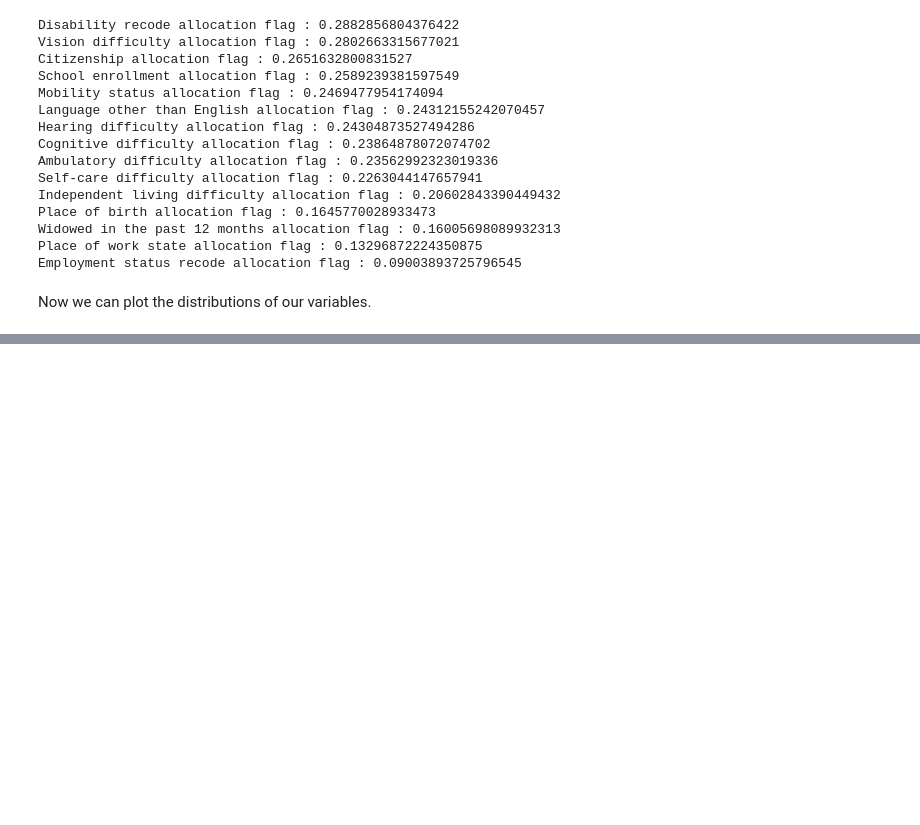
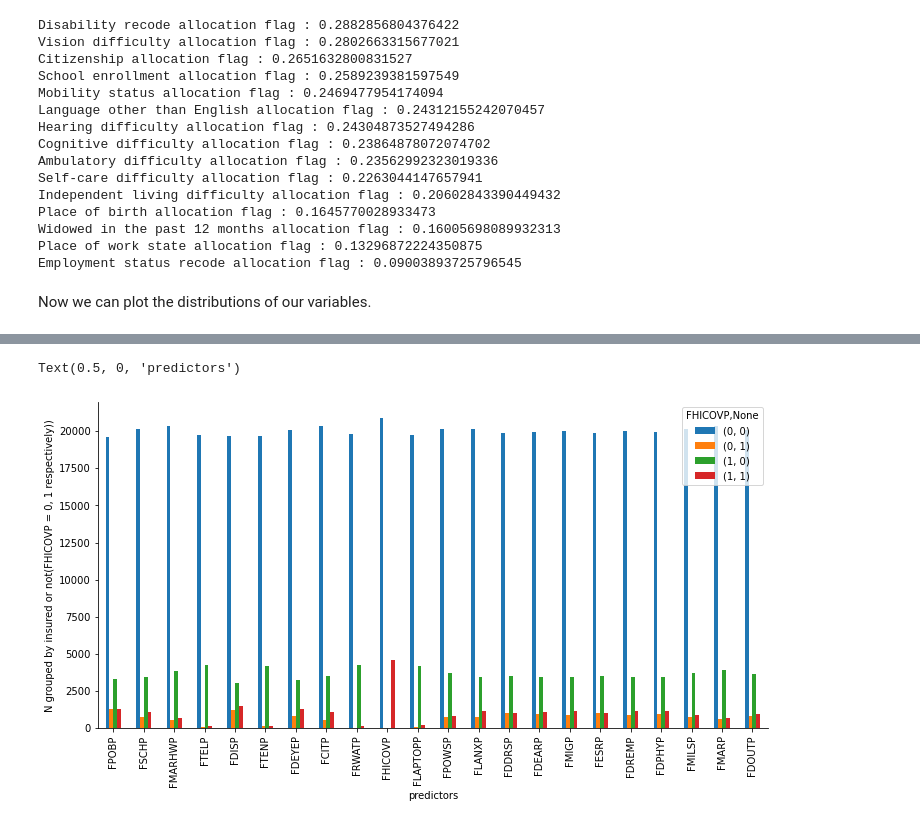
Before and after one commit to kadougherty/census_healthinsurance, a Jupyter notebook: census_healthinsurance_eda.ipynb, the cells around one changed output, grey strips where cells are left out. Saved outputs shown, nothing was run; the diff lists cells and outputs as text; code cells hidden in the pictures; blank space fills up the shorter version.

```diff
--- a/census_healthinsurance_eda.ipynb
+++ b/census_healthinsurance_eda.ipynb
@@ -506,0 +487,8 @@ Now we can plot the relationships between our target and our remaining variables
+# %%
+df1 = pd.DataFrame(columns=df.columns)
+df2 = pd.DataFrame(columns=df.columns)
+
+for column in df.columns:
+    df1[column] = df.groupby(target)[column].value_counts(normalize=True)  # normalized counts
+    df2[column] = df.groupby(target)[column].value_counts(normalize=False) #counts
+df1.head()
@@ -506,0 +503,10 @@ Now we can plot the relationships between our target and our remaining variables
+# %%
+# we know the absolute counts of health insured are greater than uninsured but we can look at the raw numbers to start:
+df2.T.plot.bar(figsize=(12,6))
+sns.despine()
+plt.rc('font', size=12)
+plt.ylabel('N grouped by insured or not(FHICOVP = 0, 1 respectively))')
+plt.xlabel('predictors')
+# %% [output]
+Text(0.5, 0, 'predictors')
+[figure, added]
```
Also changed, not shown: parts of 9 cells of this notebook, 1 other file.
